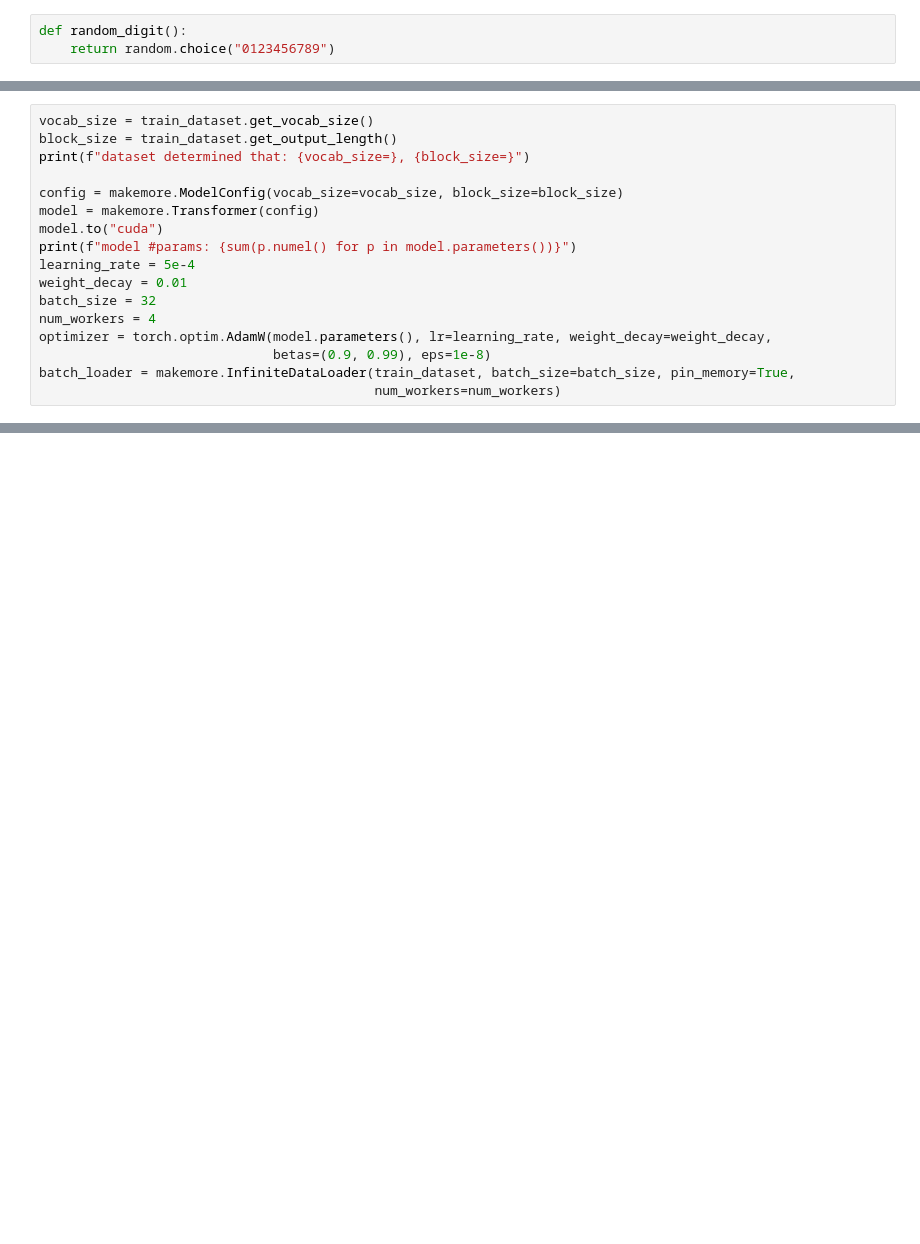
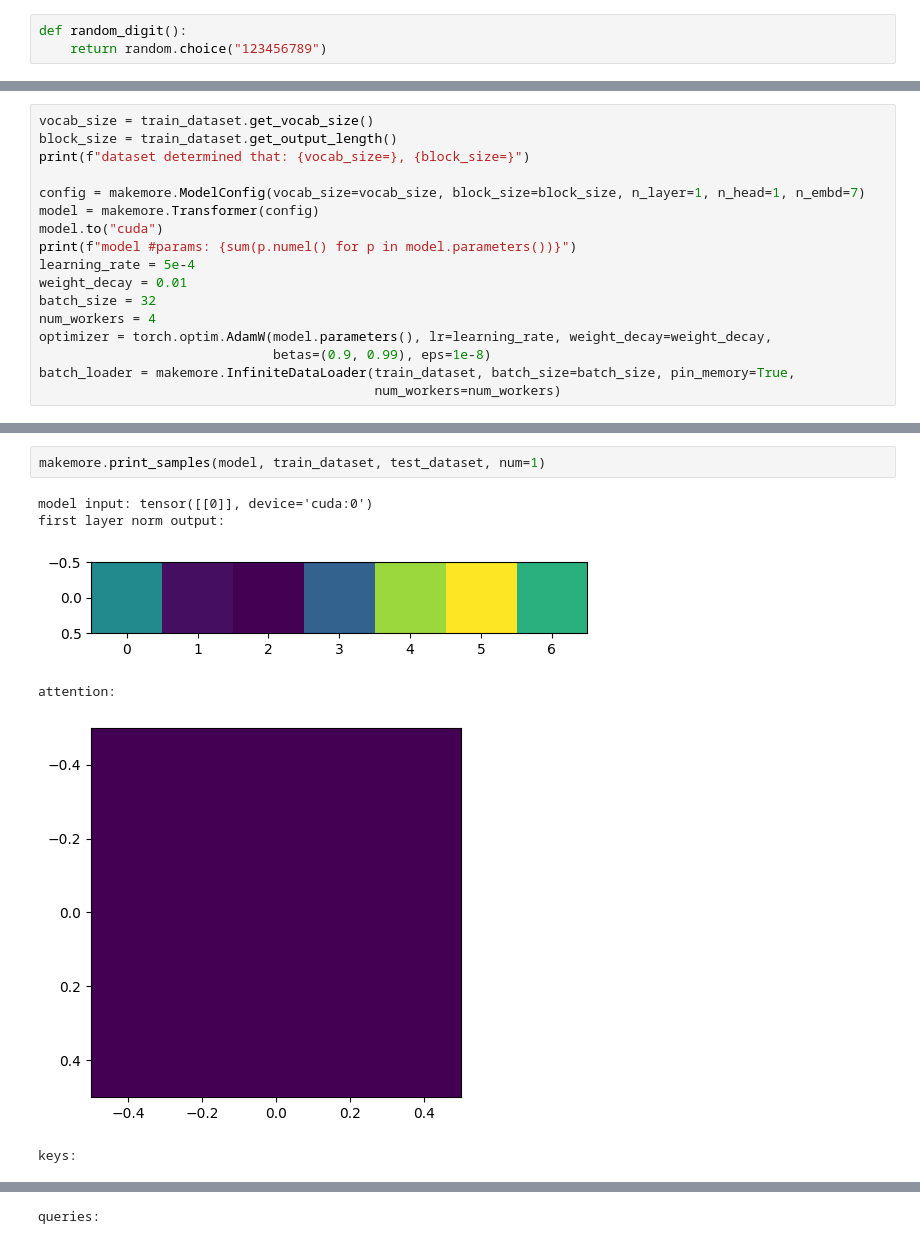
Before and after one commit to lacker/toyformer, a Jupyter notebook: experiment.ipynb, the cells around one changed output, grey strips where cells are left out. Cells and saved outputs as stored; diff of their text form; blank space fills up the shorter version.

```diff
--- a/experiment.ipynb
+++ b/experiment.ipynb
@@ -8,7 +10,7 @@ import time
 import makemore
 # %%
 def random_digit():
-    return random.choice("0123456789")
+    return random.choice("123456789")
 # %%
 def palindrome():
     start_letters = [random_digit() for _ in range(5)]
@@ -31,7 +33,7 @@ vocab_size = train_dataset.get_vocab_size()
 block_size = train_dataset.get_output_length()
 print(f"dataset determined that: {vocab_size=}, {block_size=}")
 
-config = makemore.ModelConfig(vocab_size=vocab_size, block_size=block_size)
+config = makemore.ModelConfig(vocab_size=vocab_size, block_size=block_size, n_layer=1, n_head=1, n_embd=7)
 model = makemore.Transformer(config)
 model.to("cuda")
 print(f"model #params: {sum(p.numel() for p in model.parameters())}")
@@ -99 +102,10 @@ step 110 | loss 1.0542 | step time 3.27ms
 --------------------------------------------------------------------------------
+# %%
+makemore.print_samples(model, train_dataset, test_dataset, num=1)
+# %% [output]
+model input: tensor([[0]], device='cuda:0')
+first layer norm output:
+[figure, added]
+attention:
+[figure, added]
+keys:
@@ -99,0 +113 @@ step 110 | loss 1.0542 | step time 3.27ms
+queries:
```
Also changed, not shown: parts of 8 cells of this notebook, 1 other file.
